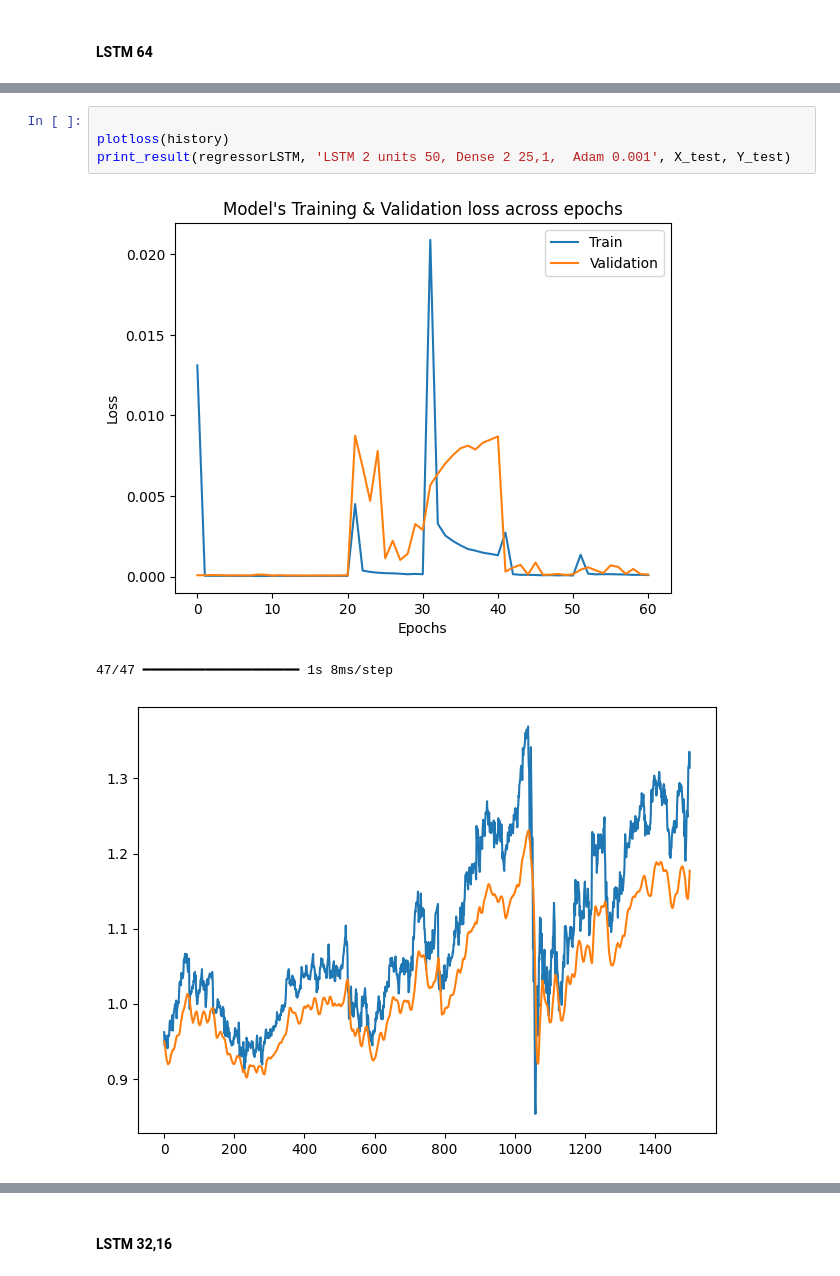
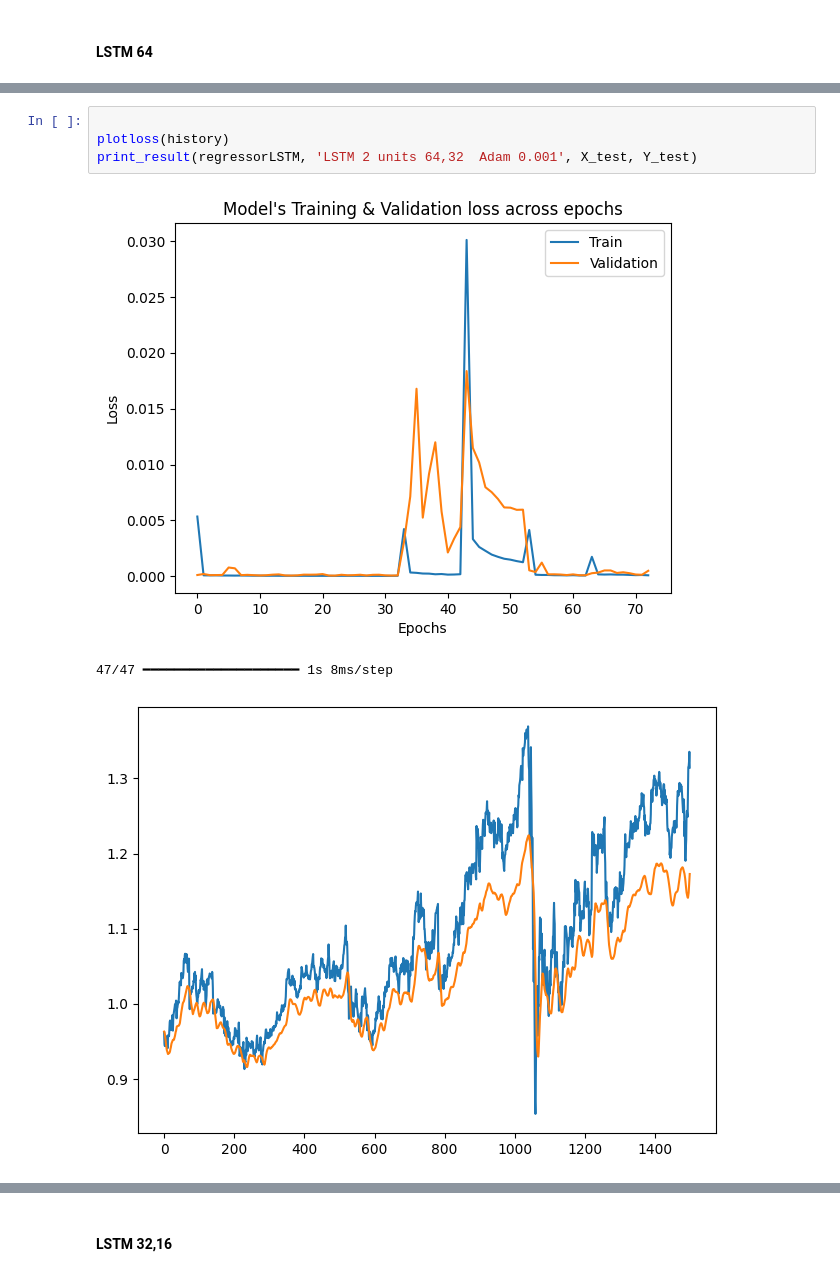
Before and after one commit to milicaj00/ML-Forecasting, a Jupyter notebook: main1 copy 2.ipynb, the cells around one changed output, grey strips where cells are left out. Saved outputs shown, nothing was run; the diff lists cells and outputs as text.

```diff
--- a/main1 copy 2.ipynb
+++ b/main1 copy 2.ipynb
@@ -603,9 +603,9 @@ Epoch 10/50
 # %%
 
 plotloss(history)
-print_result(regressorLSTM, 'LSTM 2 units 50, Dense 2 25,1,  Adam 0.001', X_test, Y_test)
+print_result(regressorLSTM, 'LSTM 2 units 64,32  Adam 0.001', X_test, Y_test)
 # %% [output]
-[figure, old version]
+[figure, new version]
 47/47 ━━━━━━━━━━━━━━━━━━━━ 1s 8ms/step
-[figure, old version]
+[figure, new version]
 |  | Model | mean abs | R2 | mean sqrd |
```
Also changed, not shown: parts of 46 cells of this notebook.
